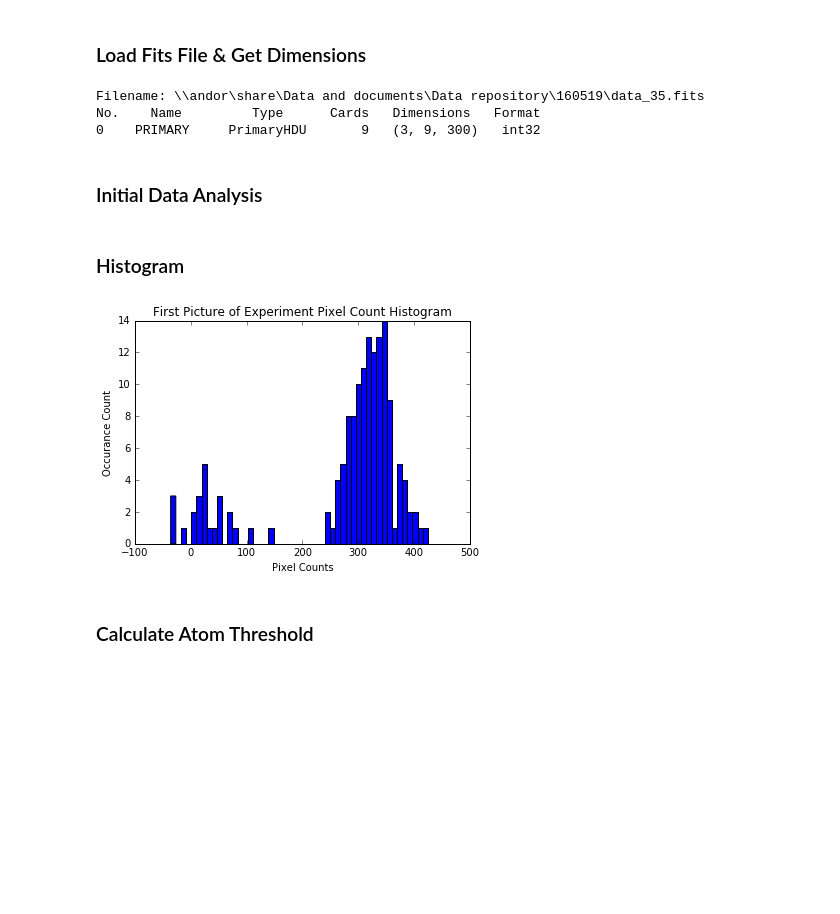
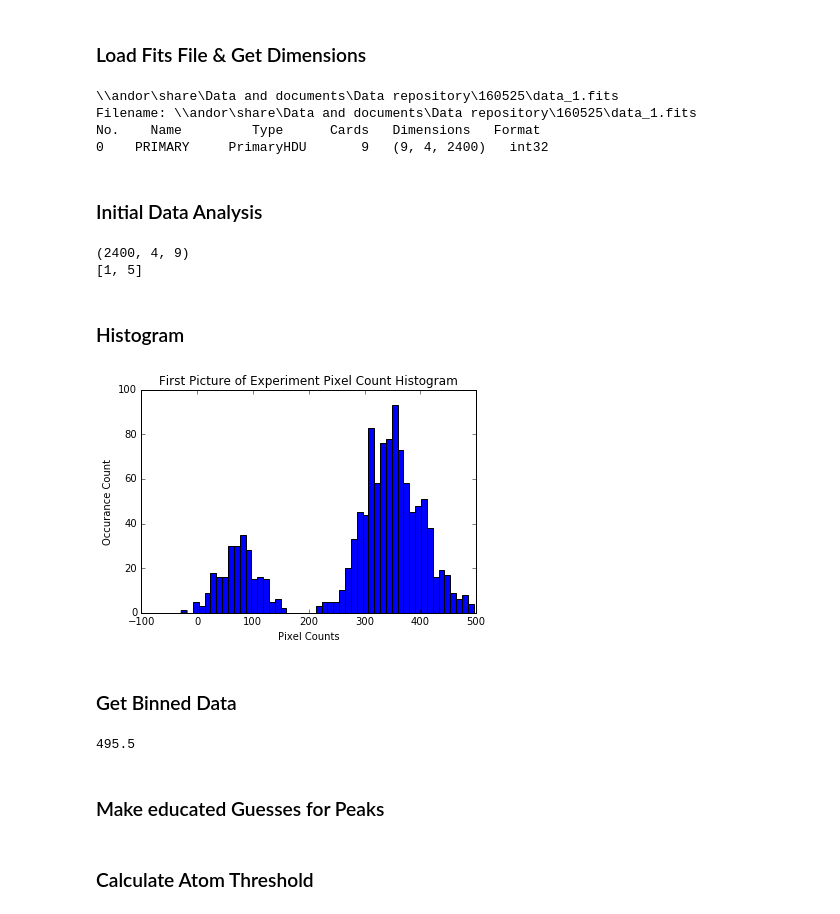
Before and after one commit to aquirdTurtle/Marks-old-analysis-folder, a Jupyter notebook: Simple Atom Analysis.ipynb, the cells around one changed output. Saved outputs shown, nothing was run; the diff lists cells and outputs as text; code cells hidden in the pictures; blank space fills up the shorter version.

Commit message:
ANALYSIS CODE: - Refined function for data analysis for camera's autoanalysis

```diff
--- a/Simple Atom Analysis.ipynb
+++ b/Simple Atom Analysis.ipynb
@@ -22,15 +37,8 @@ atomPeakGuess = 400;
 # %%
-### Uninteresting stuff.
-# Data is saved as "data.fits" files
-from astropy.io import fits
-import numpy
-numpy.set_printoptions(threshold=numpy.nan)
-import matplotlib.pyplot
-import scipy.optimize
-import math
-import scipy.special
-#dataRepositoryPath = "\\\\andor\\share\\Data and documents\\Data repository\\";
+#
+dataRepositoryPath = "\\\\andor\\share\\Data and documents\\Data repository\\";
 todaysDataPath = dataRepositoryPath + date + "\\data_" + str(runNumber) + ".fits";
+print(todaysDataPath)
 keyPath = dataRepositoryPath + date + "\\key_" + str(runNumber) + ".txt";
 #todaysDataPath = dataRepositoryPath + date + "\\data.fits";
 #keyPath = dataRepositoryPath + "Key_file\\key.txt"
@@ -45,6 +56,7 @@ with open(keyPath) as keyFile:
 ### Load Fits File & Get Dimensions
 # %%
 # Get the array from the fits file. That's all I care about.
+print(todaysDataPath)
 fitsInfo = (fits.open(todaysDataPath, "append"));
 fitsInfo.info();
 rawData = fitsInfo[0].data;
@@ -54,8 +66,9 @@ numberOfExperiments = int(numberOfPictures / picturesPerExperiment)
 horizontalImageDimension = rawData.shape[1];
 verticalImageDimension = rawData.shape[2];
 # %% [output]
-Filename: \\andor\share\Data and documents\Data repository\160519\data_35.fits
+\\andor\share\Data and documents\Data repository\160525\data_1.fits
+Filename: \\andor\share\Data and documents\Data repository\160525\data_1.fits
 No.    Name         Type      Cards   Dimensions   Format
-0    PRIMARY     PrimaryHDU       9   (3, 9, 300)   int32
+0    PRIMARY     PrimaryHDU       9   (9, 4, 2400)   int32
 # %% [markdown]
 ### Initial Data Analysis
@@ -74,9 +75,30 @@ for imageInc in range(0, numberOfPictures - 1):
+# %%
+#
+print(rawData.shape)
+peakData = [];
+print(atomLocation)
+firstExperimentData = [];
+# my function here.
+peakData, firstExperimentData = normalizeData(picturesPerExperiment, rawData, atomLocation);
+# %% [output]
+(2400, 4, 9)
+[1, 5]
 # %% [markdown]
 ### Histogram
 # %%
-matplotlib.pyplot.hist(firstExperimentData, 50);
-matplotlib.pyplot.title("First Picture of Experiment Pixel Count Histogram");
-matplotlib.pyplot.ylabel("Occurance Count");
-matplotlib.pyplot.xlabel("Pixel Counts");
+# Plot histogram
+hist(firstExperimentData, 50);
+title("First Picture of Experiment Pixel Count Histogram");
+ylabel("Occurance Count");
+xlabel("Pixel Counts");
 # %% [output]
-[figure, old version]
+[figure, new version]
+# %% [markdown]
+### Get Binned Data
+# %%
+binCenters, binnedData = binData(5, peakData);
+print(max(peakData))
+# %% [output]
+495.5
+# %% [markdown]
+###  Make educated Guesses for Peaks
```
Also changed, not shown: parts of 23 cells of this notebook, 6 other files.
